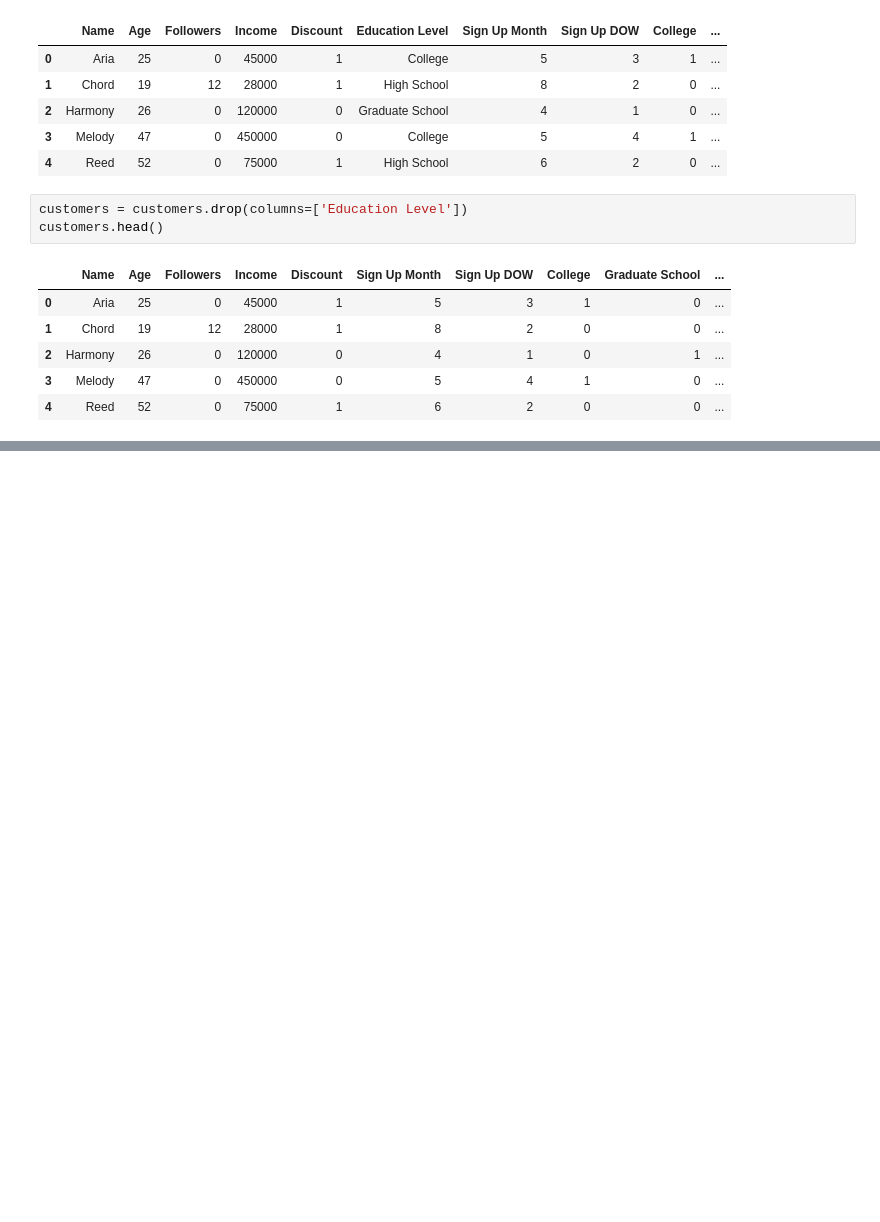
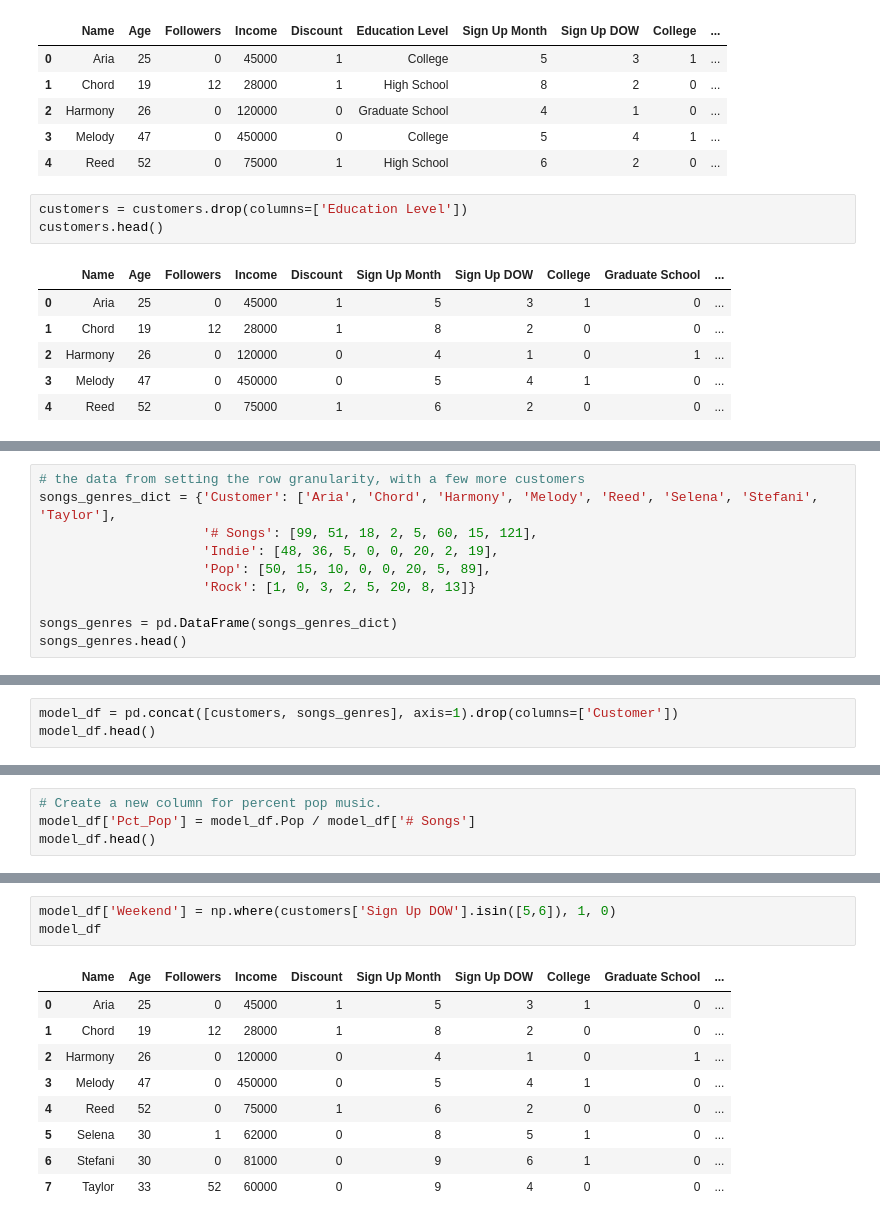
Before and after one commit to Camiloesp/PythonDataScience_UnsupervisedML, a Jupyter notebook: 1_DataPrep.ipynb, the cells around one changed output, grey strips where cells are left out. Saved outputs shown, nothing was run; the diff lists cells and outputs as text; blank space fills up the shorter version.

```diff
--- a/1_DataPrep.ipynb
+++ b/1_DataPrep.ipynb
@@ -368,0 +371,10 @@ customers.head()
+# %%
+# the data from setting the row granularity, with a few more customers
+songs_genres_dict = {'Customer': ['Aria', 'Chord', 'Harmony', 'Melody', 'Reed', 'Selena', 'Stefani', 'Taylor'],
+                     '# Songs': [99, 51, 18, 2, 5, 60, 15, 121],
+                     'Indie': [48, 36, 5, 0, 0, 20, 2, 19],
+                     'Pop': [50, 15, 10, 0, 0, 20, 5, 89],
+                     'Rock': [1, 0, 3, 2, 5, 20, 8, 13]}
+
+songs_genres = pd.DataFrame(songs_genres_dict)
+songs_genres.head()
@@ -368,0 +397,3 @@ customers.head()
+# %%
+model_df = pd.concat([customers, songs_genres], axis=1).drop(columns=['Customer'])
+model_df.head()
@@ -368,0 +407,4 @@ customers.head()
+# %%
+# Create a new column for percent pop music.
+model_df['Pct_Pop'] = model_df.Pop / model_df['# Songs']
+model_df.head()
@@ -368,0 +418,13 @@ customers.head()
+# %%
+model_df['Weekend'] = np.where(customers['Sign Up DOW'].isin([5,6]), 1, 0)
+model_df
+# %% [output]
+|  | Name | Age | Followers | Income | Discount | Sign Up Month | Sign Up DOW | College | Graduate School | ... |
+| 0 | Aria | 25 | 0 | 45000 | 1 | 5 | 3 | 1 | 0 | ... |
+| 1 | Chord | 19 | 12 | 28000 | 1 | 8 | 2 | 0 | 0 | ... |
+| 2 | Harmony | 26 | 0 | 120000 | 0 | 4 | 1 | 0 | 1 | ... |
+| 3 | Melody | 47 | 0 | 450000 | 0 | 5 | 4 | 1 | 0 | ... |
+| 4 | Reed | 52 | 0 | 75000 | 1 | 6 | 2 | 0 | 0 | ... |
+| 5 | Selena | 30 | 1 | 62000 | 0 | 8 | 5 | 1 | 0 | ... |
+| 6 | Stefani | 30 | 0 | 81000 | 0 | 9 | 6 | 1 | 0 | ... |
+| 7 | Taylor | 33 | 52 | 60000 | 0 | 9 | 4 | 0 | 0 | ... |
```
Also changed, not shown: parts of 8 cells of this notebook.
